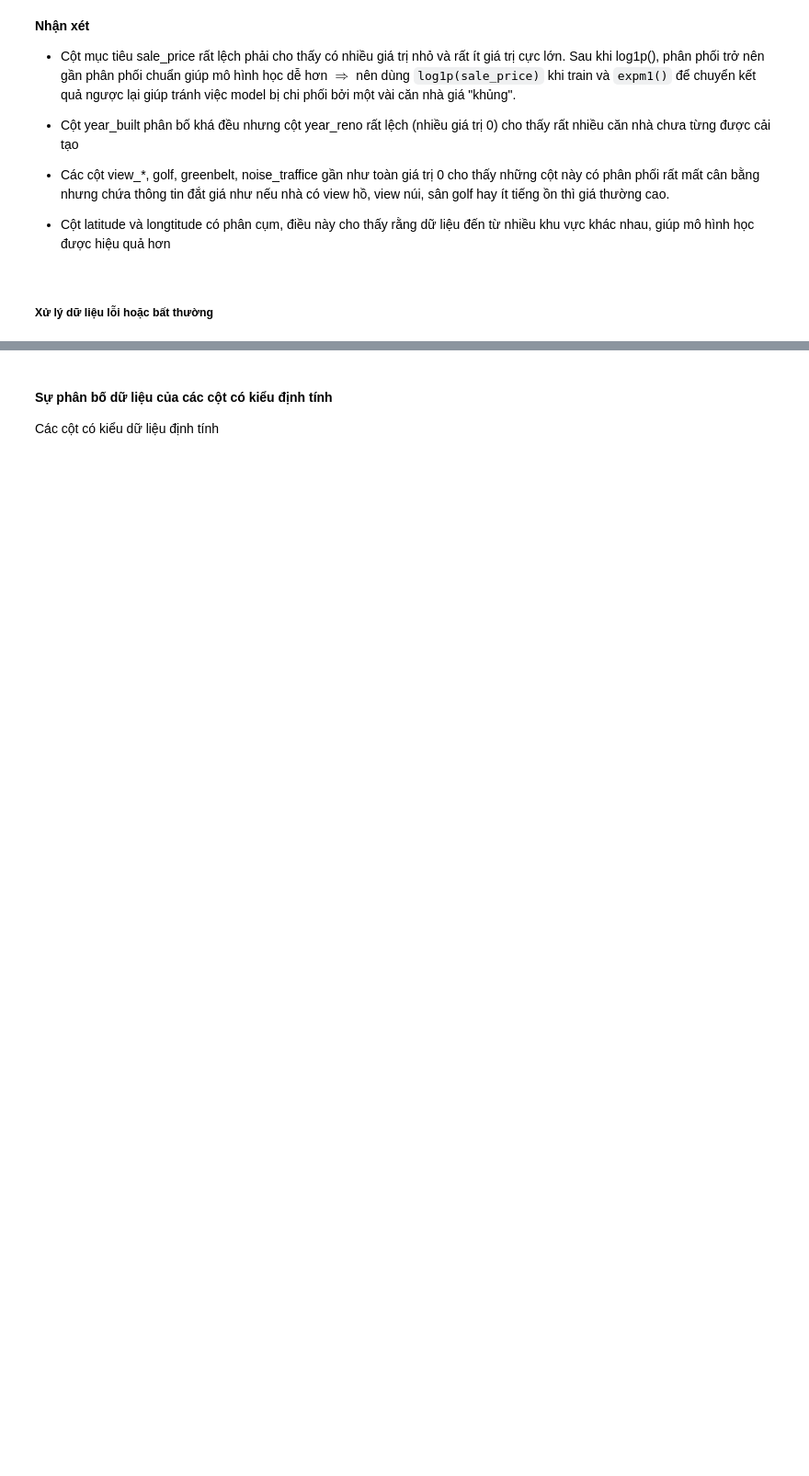
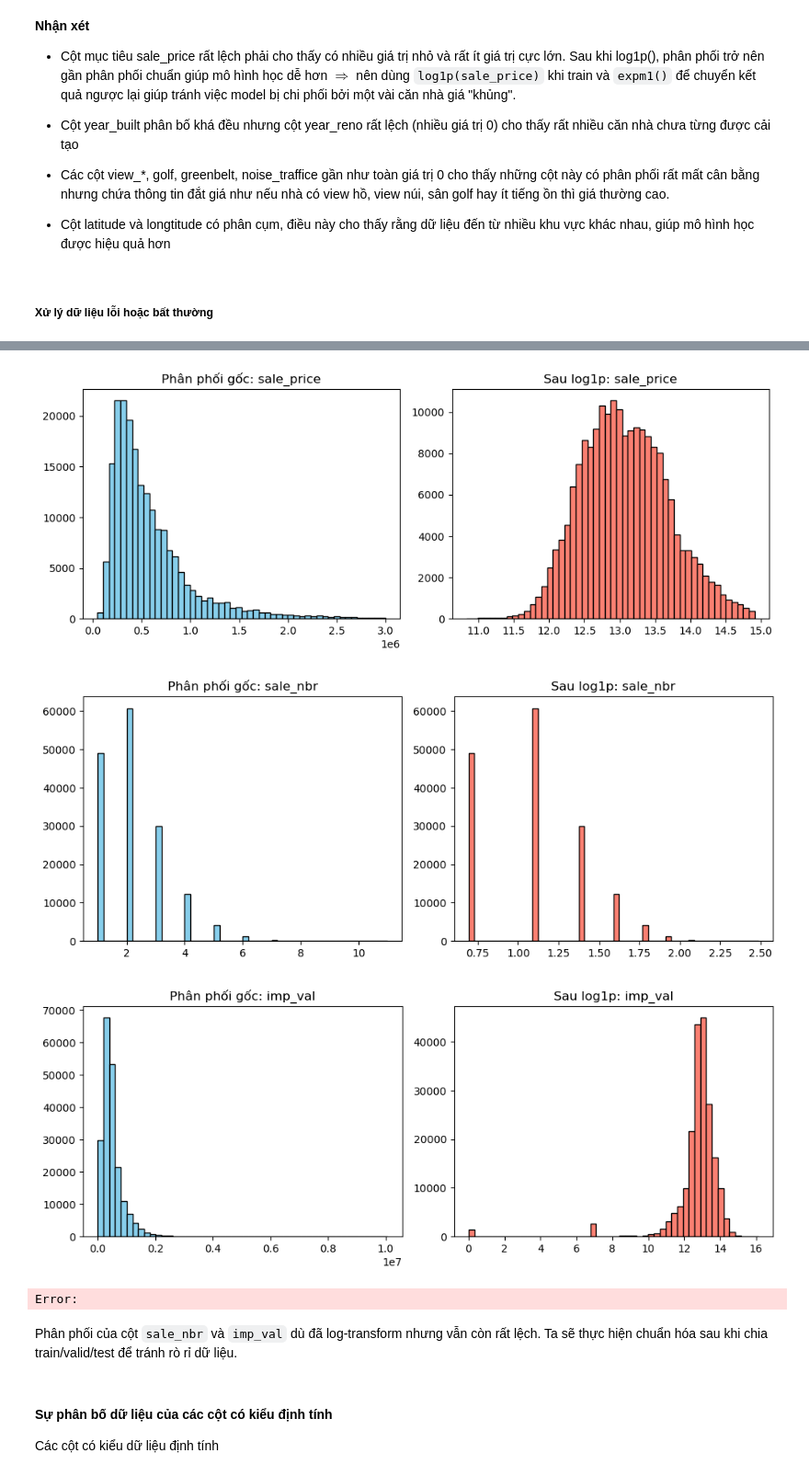
Before and after one commit to uyen312/Project_PTDLTM, a Jupyter notebook: Source/EDA & Data Preprocessing.ipynb, the cells around one changed output, grey strips where cells are left out. Shown at 92% size. Saved outputs shown, nothing was run; the diff lists cells and outputs as text; code cells hidden in the pictures; blank space fills up the shorter version.

```diff
--- a/Source/EDA & Data Preprocessing.ipynb
+++ b/Source/EDA & Data Preprocessing.ipynb
@@ -454,3 +532,23 @@ Một số giá trị ngoại lai phản ánh đúng thực tế thị trường
+# %%
+cols = ['sale_price', 'sale_nbr', 'imp_val']
+for col in cols:
+    plt.figure(figsize=(10, 4))
+    plt.subplot(1, 2, 1)
+    plt.hist(df[col], bins=50, color='skyblue', edgecolor='black')
+    plt.title(f'Phân phối gốc: {col}')
+
+    plt.subplot(1, 2, 2)
+    plt.hist(np.log1p(df[col]), bins=50, color='salmon', edgecolor='black')
+    plt.title(f'Sau log1p: {col}')
+    plt.tight_layout()
+    plt.show()
+# %% [output]
+[figure, added]
+[figure, added]
+[figure, added]
+Error:
+# %% [markdown]
+Phân phối của cột `sale_nbr` và `imp_val` dù đã log-transform nhưng vẫn còn rất lệch. Ta sẽ thực hiện chuẩn hóa sau khi chia train/valid/test để tránh rò rỉ dữ liệu.
 # %% [markdown]
 #### Sự phân bố dữ liệu của các cột có kiểu định tính
 Các cột có kiểu dữ liệu định tính
```
Also changed, not shown: parts of 60 cells of this notebook.
